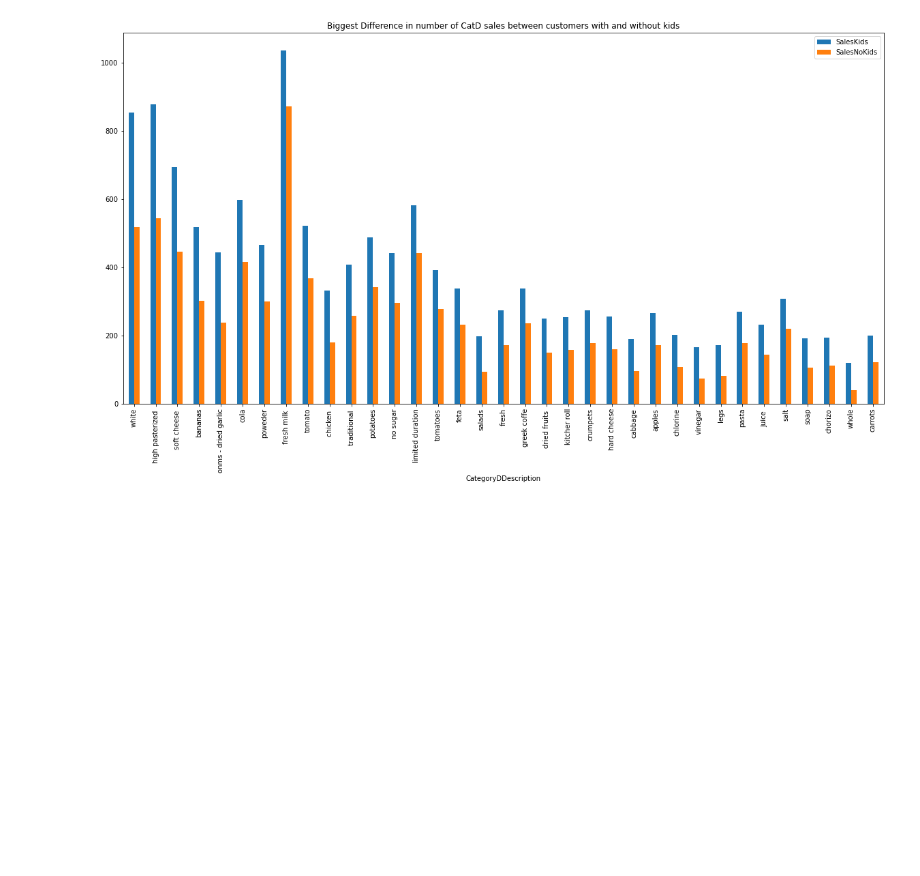
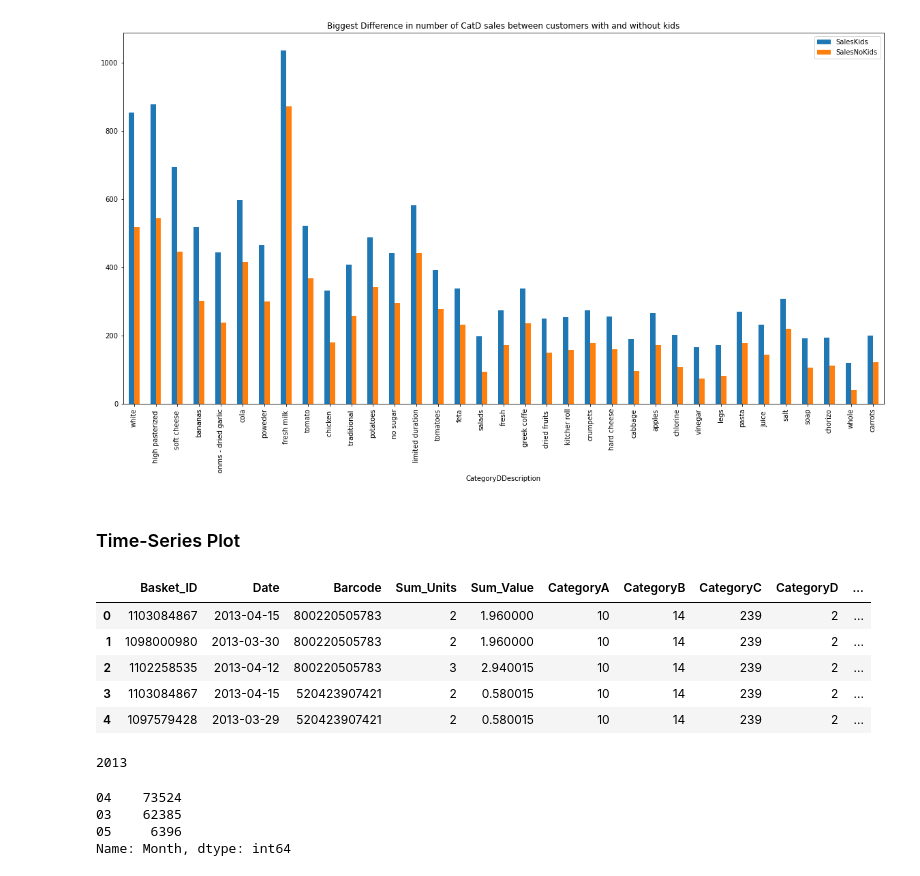
Before and after one commit to kiansweeney11/ms5106-bigdata, a Jupyter notebook: q1.ipynb, the cells around one changed output. Cells and saved outputs as stored; diff of their text form; code cells hidden in the pictures; blank space fills up the shorter version.

```diff
--- a/q1.ipynb
+++ b/q1.ipynb
@@ -226,3 +235,14 @@ comp2.plot(x = 'CategoryDDescription', kind = 'bar', stacked = False, title = 'B
 # %% [output]
 <AxesSubplot:title={'center':'Biggest Difference in number of CatD sales between customers with and without kids'}, xlabel='CategoryDDescription'>
 [figure]
+# %% [markdown]
+### Time-Series Plot
+# %%
+df.head()
+# %% [output]
+|  | Basket_ID | Date | Barcode | Sum_Units | Sum_Value | CategoryA | CategoryB | CategoryC | CategoryD | ... |
+| 0 | 1103084867 | 2013-04-15 | 800220505783 | 2 | 1.960000 | 10 | 14 | 239 | 2 | ... |
+| 1 | 1098000980 | 2013-03-30 | 800220505783 | 2 | 1.960000 | 10 | 14 | 239 | 2 | ... |
+| 2 | 1102258535 | 2013-04-12 | 800220505783 | 3 | 2.940015 | 10 | 14 | 239 | 2 | ... |
+| 3 | 1103084867 | 2013-04-15 | 520423907421 | 2 | 0.580015 | 10 | 14 | 239 | 2 | ... |
+| 4 | 1097579428 | 2013-03-29 | 520423907421 | 2 | 0.580015 | 10 | 14 | 239 | 2 | ... |
@@ -228,0 +264,12 @@ comp2.plot(x = 'CategoryDDescription', kind = 'bar', stacked = False, title = 'B
+# %%
+df_copy['Year'] = df_copy['Year'].astype(int)
+df_copy['Year'].max()
+# %% [output]
+2013
+# %%
+df_copy['Month'].value_counts()
+# %% [output]
+04    73524
+03    62385
+05     6396
+Name: Month, dtype: int64
```
Also changed, not shown: parts of 7 cells of this notebook.
